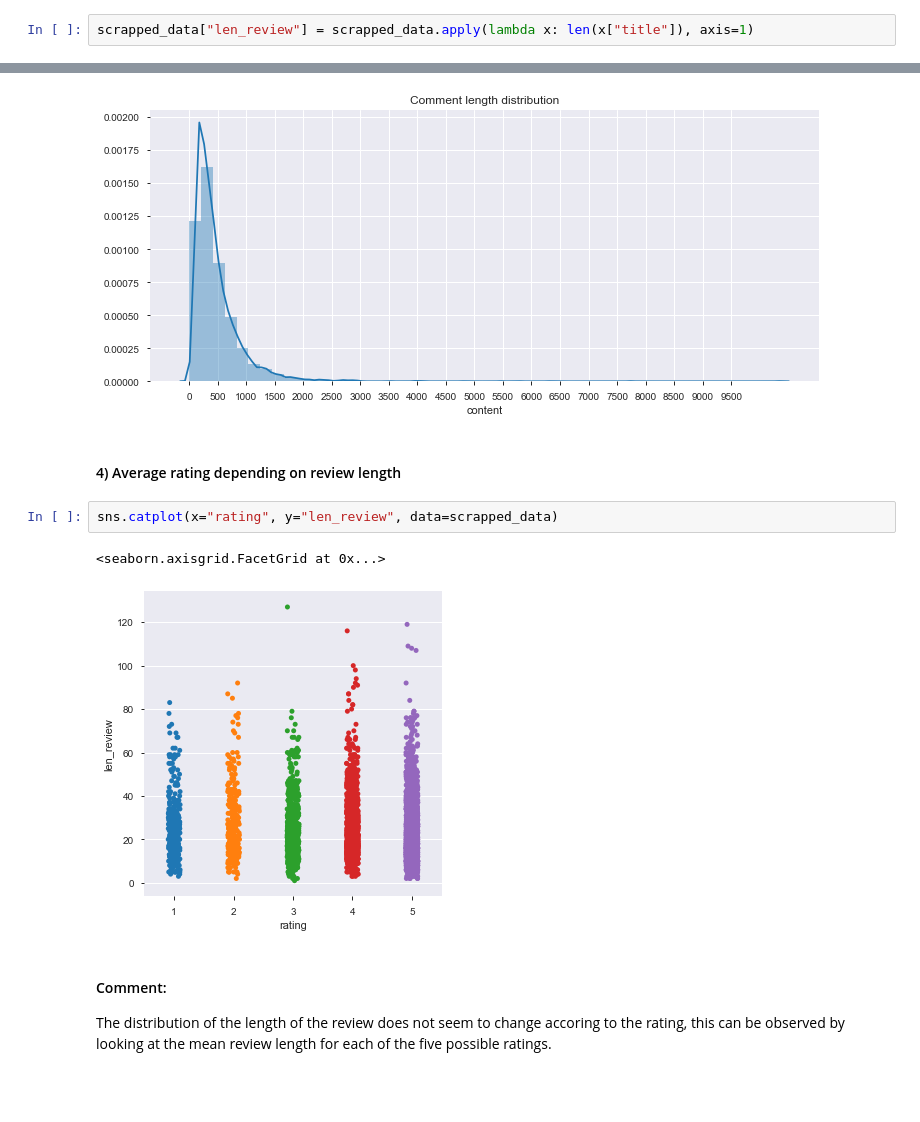
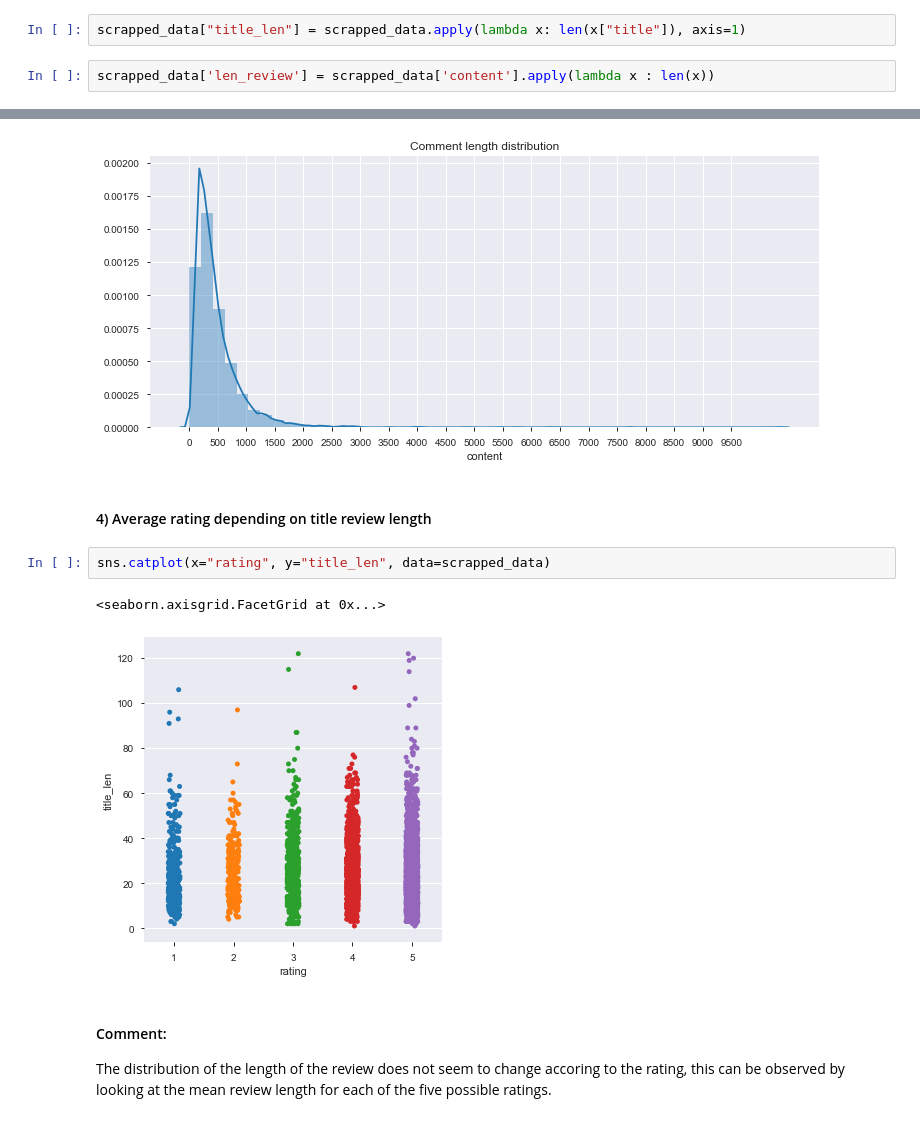
Before and after one commit to xNJL/Project-Capgemini, a Jupyter notebook: hw_session_2/group_5_session_2_hw.ipynb, the cells around one changed output, grey strips where cells are left out. Cells and saved outputs as stored; diff of their text form; blank space fills up the shorter version.

```diff
--- a/hw_session_2/group_5_session_2_hw.ipynb
+++ b/hw_session_2/group_5_session_2_hw.ipynb
@@ -180,7 +177,9 @@ scrapped_data["rating_date"] = pd.to_datetime(scrapped_data["rating_date"])
 # %% [markdown]
 #### 2) Review length
 # %%
-scrapped_data["len_review"] = scrapped_data.apply(lambda x: len(x["title"]), axis=1)
+scrapped_data["title_len"] = scrapped_data.apply(lambda x: len(x["title"]), axis=1)
+# %%
+scrapped_data['len_review'] = scrapped_data['content'].apply(lambda x : len(x))
 # %% [markdown]
 #### 3) Weekday
 # %%
@@ -264,12 +263,12 @@ plt.show()
 # %% [output]
 [figure]
 # %% [markdown]
-#### 4) Average rating depending on review length
+#### 4) Average rating depending on title review length
 # %%
-sns.catplot(x="rating", y="len_review", data=scrapped_data)
+sns.catplot(x="rating", y="title_len", data=scrapped_data)
 # %% [output]
 <seaborn.axisgrid.FacetGrid at 0x...>
-[figure, old version]
+[figure, new version]
 # %% [markdown]
 #### Comment:
 
```
Also changed, not shown: parts of 9 cells of this notebook.
